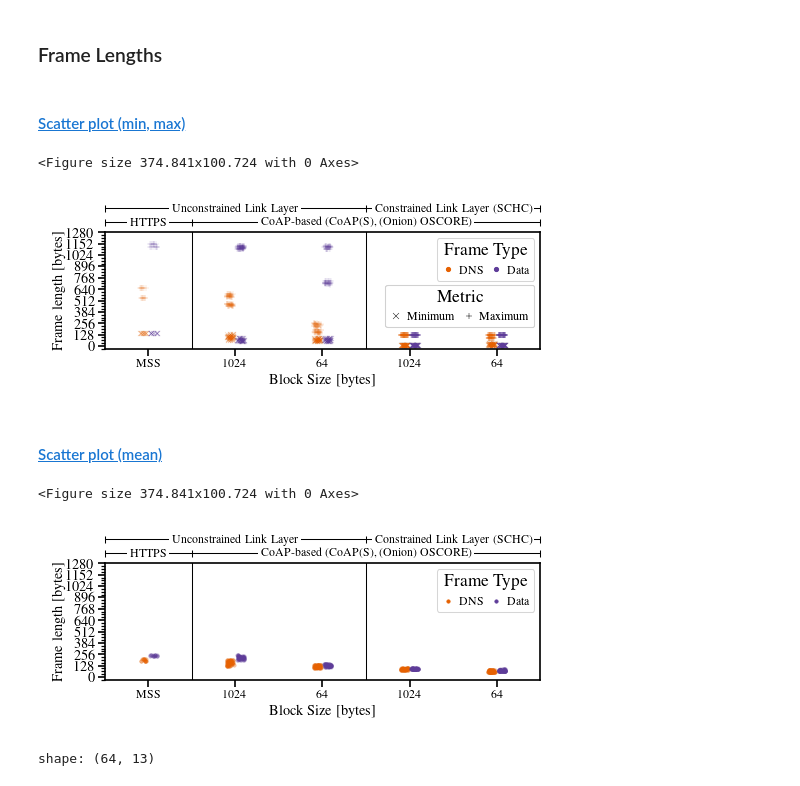
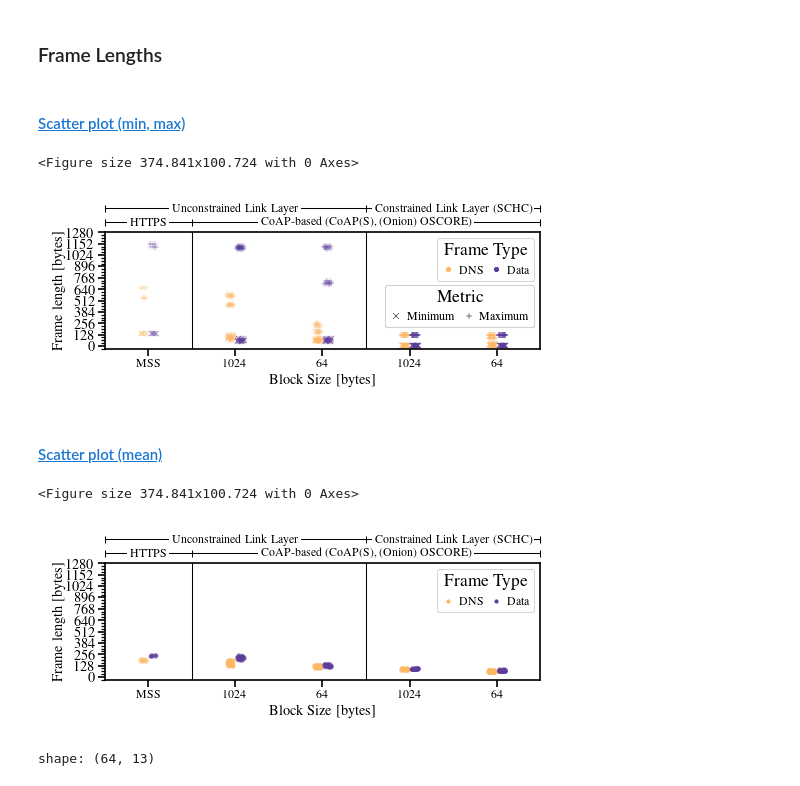
Before and after one commit to miri64/artifacts-eurosp26-doc-privacy, a Jupyter notebook: dataset_exploration.ipynb, the cells around one changed output. Saved outputs shown, nothing was run; the diff lists cells and outputs as text; code cells hidden in the pictures.

Commit message:
dataset_exploration.ipynb: fix colors of scatter plots

```diff
--- a/dataset_exploration.ipynb
+++ b/dataset_exploration.ipynb
@@ -445,7 +445,7 @@ matplotlib.rcParams["figure.figsize"] = (
 matplotlib.rcParams["axes.prop_cycle"] = matplotlib.pyplot.cycler(
     "color",
     # https://colorbrewer2.org/#type=diverging&scheme=PuOr&n=4
-    ["#e66101", "#5e3c99"]
+    ["#fdb863", "#5e3c99"]
     #matplotlib.colormaps["Set2"].colors,
 )
 
@@ -640,37 +640,37 @@ for metric_list in [
                 markeredgecolor="black",
             ),
             matplotlib.lines.Line2D(
                 [0],
                 [0],
                 linewidth=0,
                 marker="+",
                 markersize=3,
                 markeredgewidth=0.2,
                 markeredgecolor="black",
             ),
         ]
         legend = ax.legend(
             patches,
             ["Minimum", "Maximum"],
             loc="upper right",
             bbox_to_anchor=(1.0, 0.6),
             ncol=2,
             title="Metric",
         )
         ax.add_artist(legend)
 
     filename = EVALUATION_DIR / "plots" / f"frame_lengths_scatter_{"_".join([m[1] for m in metric_list])}.pdf"
     matplotlib.pyplot.savefig(filename, bbox_inches="tight", pad_inches=0.01)
     display(Markdown(f"#### [Scatter plot ({", ".join([m[1] for m in metric_list])})]({filename.relative_to(EVALUATION_DIR)})"))
 
     matplotlib.pyplot.show()
 # %% [output]
 #### [Scatter plot (min, max)](plots/frame_lengths_scatter_min_max.pdf)
 <Figure size 374.841x100.724 with 0 Axes>
-[figure, old version]
+[figure, new version]
 #### [Scatter plot (mean)](plots/frame_lengths_scatter_mean.pdf)
 <Figure size 374.841x100.724 with 0 Axes>
-[figure, old version]
+[figure, new version]
 # %%
 LINE_COLORS = ["#e66101",  "#5e3c99"]
 # LINE_COLORS = matplotlib.colormaps["Dark2"].colors
```
Also changed, not shown: parts of 1 cell of this notebook, 3 other files.
